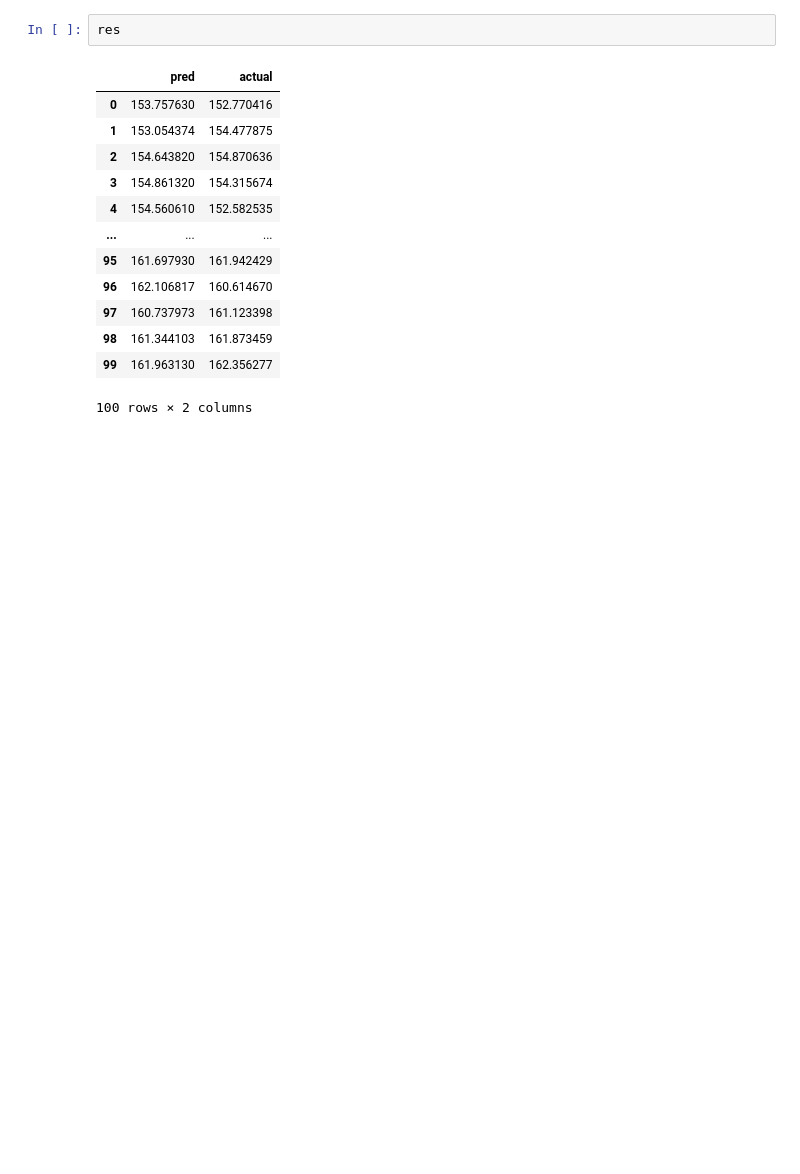
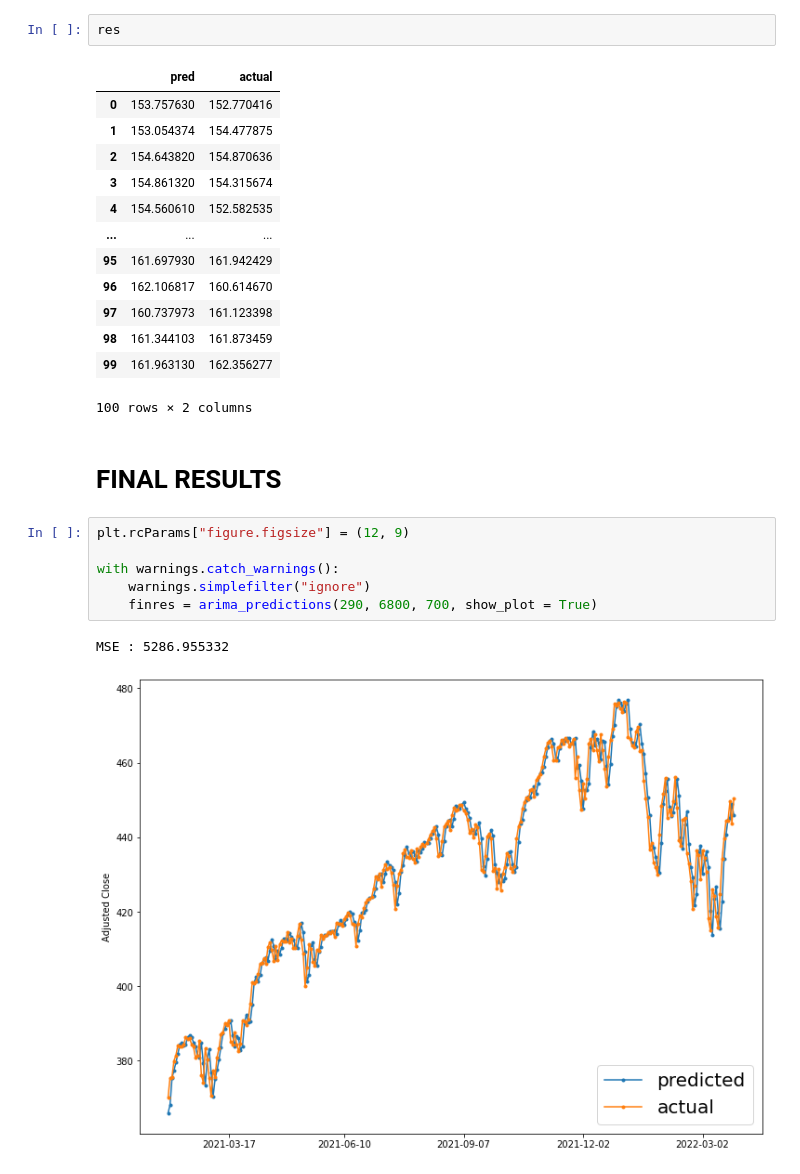
Before and after one commit to leemjin/551_final_project, a Jupyter notebook: analysis/ARIMA.ipynb, the cells around one changed output. Cells and saved outputs as stored; diff of their text form; blank space fills up the shorter version.

Commit message:
ARIMA V3 and hopefully final

```diff
--- a/analysis/ARIMA.ipynb
+++ b/analysis/ARIMA.ipynb
@@ -177,3 +208,14 @@ res
 | 98 | 161.344103 | 161.873459 |
 | 99 | 161.963130 | 162.356277 |
 100 rows × 2 columns
+# %% [markdown]
+# FINAL RESULTS
+# %%
+plt.rcParams["figure.figsize"] = (12, 9)
+
+with warnings.catch_warnings():
+    warnings.simplefilter("ignore")
+    finres = arima_predictions(290, 6800, 700, show_plot = True)
+# %% [output]
+MSE : 5286.955332
+[figure, added]
```
Also changed, not shown: parts of 9 cells of this notebook.
